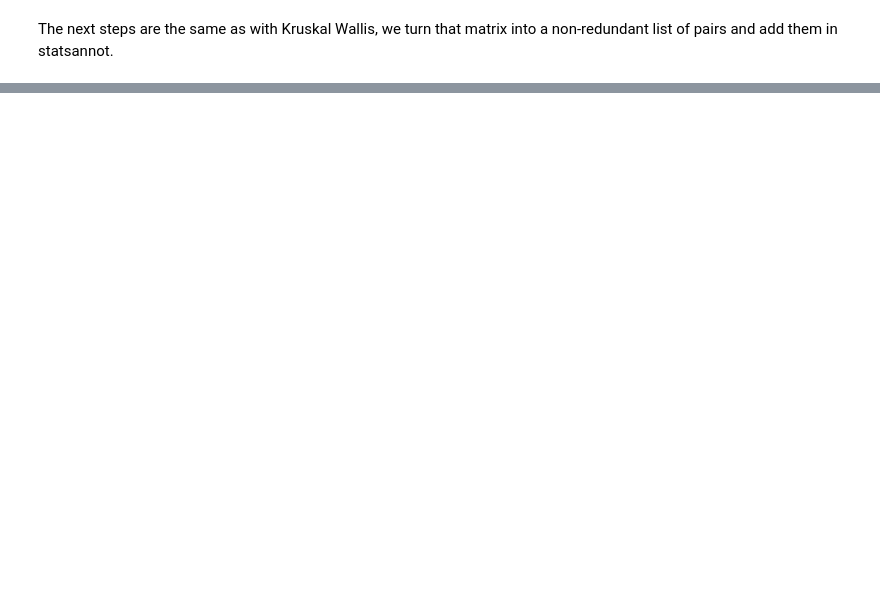
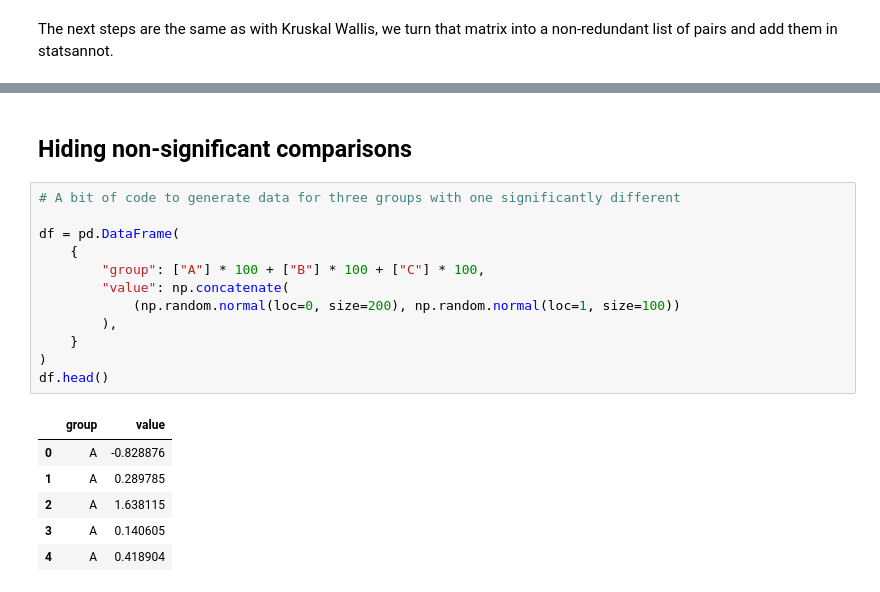
Before and after one commit to 4dcu-be/CodeNuggets, a Jupyter notebook: Post hoc tests with statannotations.ipynb, the cells around one changed output, grey strips where cells are left out. Drawn from its saved outputs; the diff is of its cells as text; blank space fills up the shorter version.

```diff
--- a/Post hoc tests with statannotations.ipynb
+++ b/Post hoc tests with statannotations.ipynb
@@ -199,3 +199,24 @@ versicolor vs. virginica: Custom statistical test, P_val:1.000e-03
 setosa vs. virginica: Custom statistical test, P_val:1.000e-03
 [figure]
 [interactive output not drawn]
+# %% [markdown]
+## Hiding non-significant comparisons
+# %%
+# A bit of code to generate data for three groups with one significantly different
+
+df = pd.DataFrame(
+    {
+        "group": ["A"] * 100 + ["B"] * 100 + ["C"] * 100,
+        "value": np.concatenate(
+            (np.random.normal(loc=0, size=200), np.random.normal(loc=1, size=100))
+        ),
+    }
+)
+df.head()
+# %% [output]
+|  | group | value |
+| 0 | A | -0.828876 |
+| 1 | A | 0.289785 |
+| 2 | A | 1.638115 |
+| 3 | A | 0.140605 |
+| 4 | A | 0.418904 |
```
Also changed, not shown: parts of 5 cells of this notebook, 3 other files.
